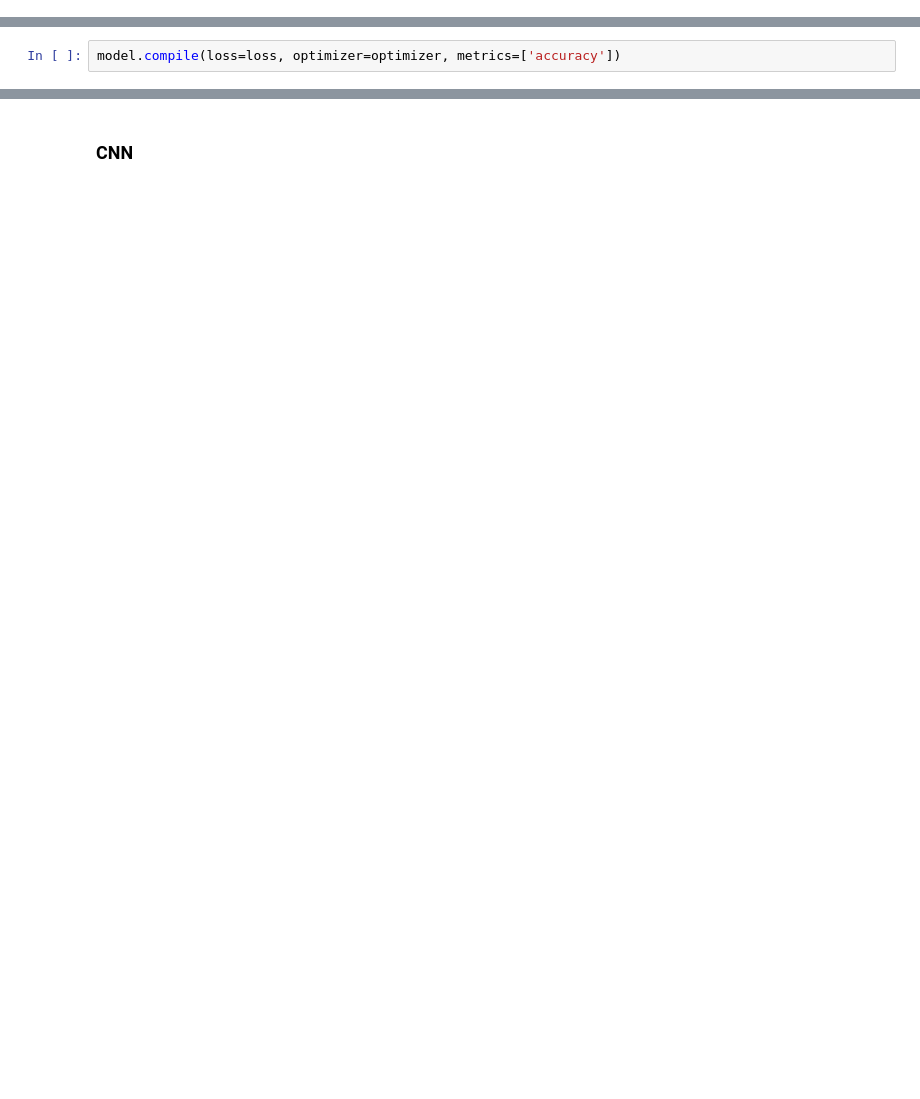
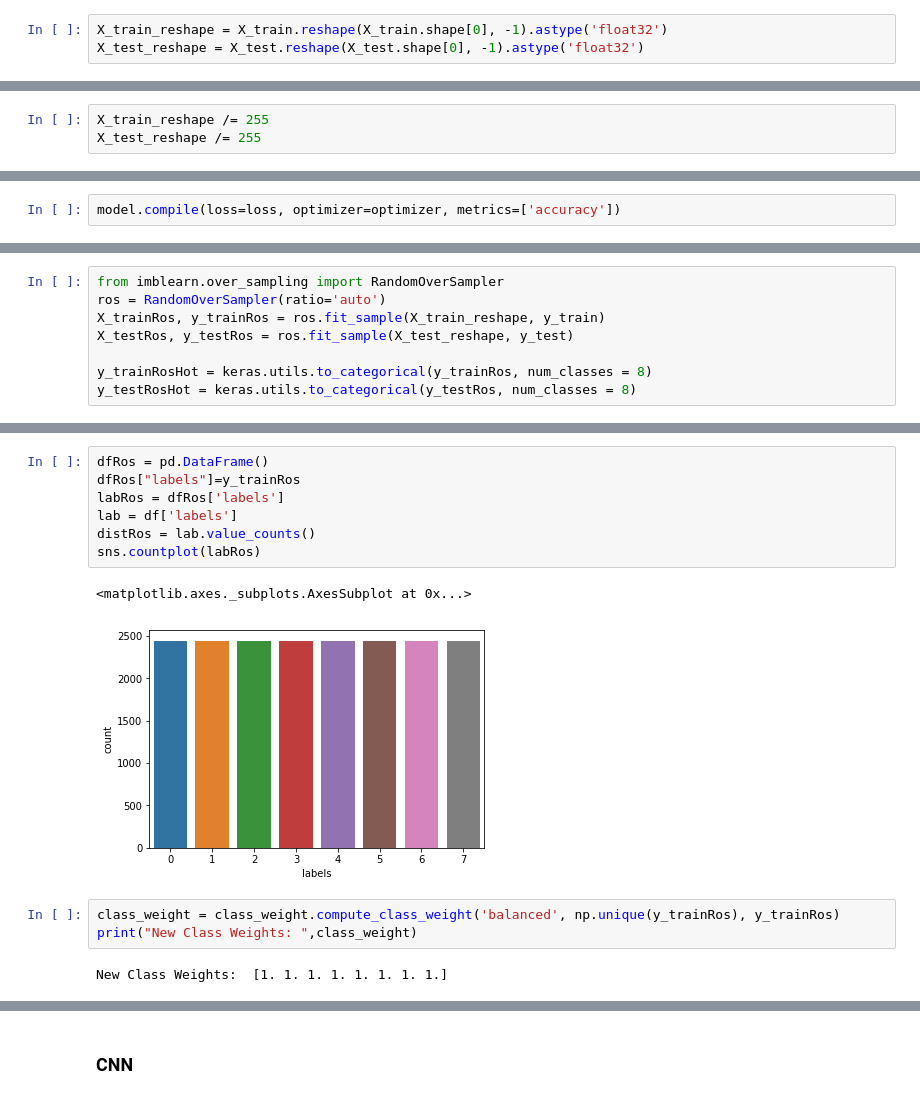
Before and after one commit to paulinaczheng/chest_xrays, a Jupyter notebook: Workflow.ipynb, the cells around one changed output, grey strips where cells are left out. Cells and saved outputs as stored; diff of their text form; blank space fills up the shorter version.

Commit message:
update workflow with random oversampling

```diff
--- a/Workflow.ipynb
+++ b/Workflow.ipynb
@@ -389,0 +365,3 @@ for X_batch, y_batch in datagen.flow(x_minority, y_train, batch_size=9):
+# %%
+X_train_reshape = X_train.reshape(X_train.shape[0], -1).astype('float32')
+X_test_reshape = X_test.reshape(X_test.shape[0], -1).astype('float32')
@@ -389,0 +374,3 @@ for X_batch, y_batch in datagen.flow(x_minority, y_train, batch_size=9):
+# %%
+X_train_reshape /= 255
+X_test_reshape /= 255
@@ -419,0 +713,8 @@ history = model.fit(X_train, y_train, epochs=epochs, batch_size=batch_size, verb
+# %%
+from imblearn.over_sampling import RandomOverSampler
+ros = RandomOverSampler(ratio='auto')
+X_trainRos, y_trainRos = ros.fit_sample(X_train_reshape, y_train)
+X_testRos, y_testRos = ros.fit_sample(X_test_reshape, y_test)
+
+y_trainRosHot = keras.utils.to_categorical(y_trainRos, num_classes = 8)
+y_testRosHot = keras.utils.to_categorical(y_testRos, num_classes = 8)
@@ -419,0 +748,15 @@ history = model.fit(X_train, y_train, epochs=epochs, batch_size=batch_size, verb
+# %%
+dfRos = pd.DataFrame()
+dfRos["labels"]=y_trainRos
+labRos = dfRos['labels']
+lab = df['labels']
+distRos = lab.value_counts()
+sns.countplot(labRos)
+# %% [output]
+<matplotlib.axes._subplots.AxesSubplot at 0x...>
+[figure, added]
+# %%
+class_weight = class_weight.compute_class_weight('balanced', np.unique(y_trainRos), y_trainRos)
+print("New Class Weights: ",class_weight)
+# %% [output]
+New Class Weights:  [1. 1. 1. 1. 1. 1. 1. 1.]
```
Also changed, not shown: parts of 60 cells of this notebook, 2 other files.
